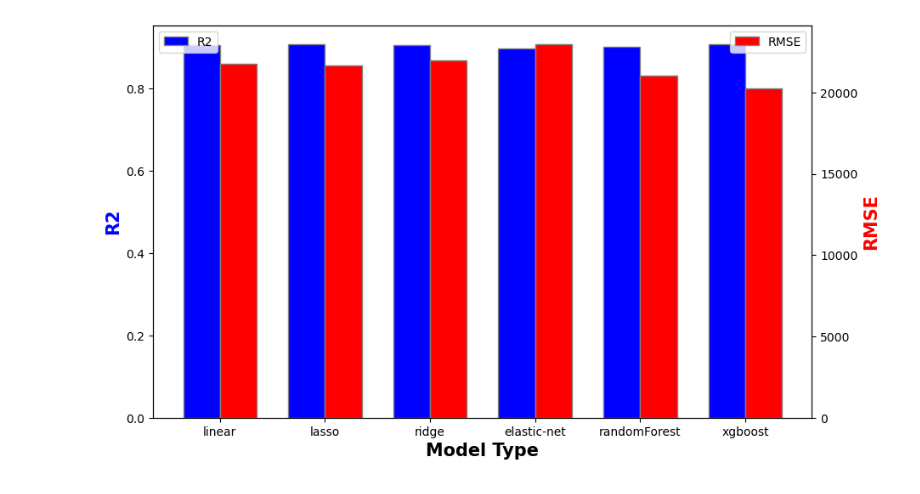
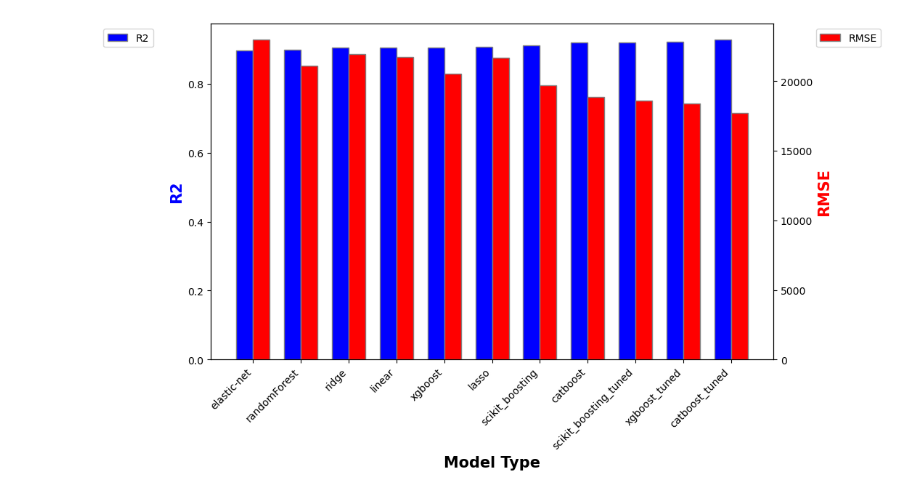
Before and after one commit to briangdrewes/machinelearning_Ames, a Jupyter notebook: scores.ipynb, the cells around one changed output. Saved outputs shown, nothing was run; the diff lists cells and outputs as text; code cells hidden in the pictures.

Commit message:
added a stacked regressor model, optimizing further on older models. CatBoost is leading model at the moment. Cleaning and condensing CSVs, Folders and Notebooks.

```diff
--- a/scores.ipynb
+++ b/scores.ipynb
@@ -41,7 +41,10 @@ scores_linear = pd.read_csv('~/Documents/AmesHousingML/masterScores_linear.csv')
 scores_lassoRidgeElastic = pd.read_csv('~/Documents/AmesHousingML/masterScores_lassoRidgeElastic.csv')
 scores_randomForest = pd.read_csv('~/Documents/AmesHousingML/masterScores_randomForest.csv')
 scores_xgboost = pd.read_csv('~/Documents/AmesHousingML/masterScores_xgboost.csv')
-scores_df = pd.concat([scores_linear, scores_lassoRidgeElastic, scores_randomForest, scores_xgboost], ignore_index=True)
+scores_scikitGB = pd.read_csv('~/Documents/AmesHousingML/masterScores_scikitBoosting.csv')
+scores_catboost = pd.read_csv('~/Documents/AmesHousingML/masterScores_catboost.csv')
+scores_df = pd.concat([scores_linear, scores_lassoRidgeElastic, scores_randomForest,
+                       scores_xgboost, scores_scikitGB, scores_catboost], ignore_index=True)
 # %%
 scores_df
 # %% [output]
@@ -54,0 +63,3 @@ scores_df
+# %%
+sorted_scores = scores_df.sort_values(by='r2_5kf_mean')
+sorted_scores
@@ -55,31 +83,33 @@ scores_df
 # %%
 # Set up the figure and axes
 fig, ax1 = plt.subplots(figsize=(10, 6))
 
 # Bar width
 bar_width = 0.35
 
 # Position of bars on X-axis
-r1 = range(len(scores_df['Model']))
+r1 = range(len(sorted_scores['Model']))
 r2 = [x + bar_width for x in r1]
 
 # Plot R2 bars on the primary y-axis (left)
-ax1.bar(r1, scores_df['r2_5kf_mean'], color='b', width=bar_width, edgecolor='grey', label='R2')
+ax1.bar(r1, sorted_scores['r2_5kf_mean'], color='b', width=bar_width, edgecolor='grey', label='R2')
 
 # Create a secondary y-axis (right) for RMSE
 ax2 = ax1.twinx()
-ax2.bar(r2, scores_df['rmse_5kf_mean'], color='r', width=bar_width, edgecolor='grey', label='RMSE')
+ax2.bar(r2, sorted_scores['rmse_5kf_mean'], color='r', width=bar_width, edgecolor='grey', label='RMSE')
 
 # Add labels, title, and legend
 ax1.set_xlabel('Model Type', fontweight='bold', fontsize=15)
 ax1.set_ylabel('R2', fontweight='bold', color='b', fontsize=15)
 ax2.set_ylabel('RMSE', fontweight='bold', color='r', fontsize=15)
-ax1.set_xticks([r + bar_width / 2 for r in range(len(scores_df['Model']))])
-ax1.set_xticklabels(scores_df['Model'])
-ax1.legend(loc='upper left')
-ax2.legend(loc='upper right')
+ax1.set_xticks([r + bar_width / 2 for r in range(len(sorted_scores['Model']))])
+ax1.set_xticklabels(sorted_scores['Model'], rotation=45, ha='right')  # Adjust rotation angle as needed
+
+# Move the legend outside the chart
+ax1.legend(loc='upper left', bbox_to_anchor=(-0.2, 1))
+ax2.legend(loc='upper right', bbox_to_anchor=(1.2, 1))
 
 # Show the plot
 plt.show()
 # %% [output]
-[figure, old version]
+[figure, new version]
```
Also changed, not shown: parts of 4 cells of this notebook, 51 other files.
